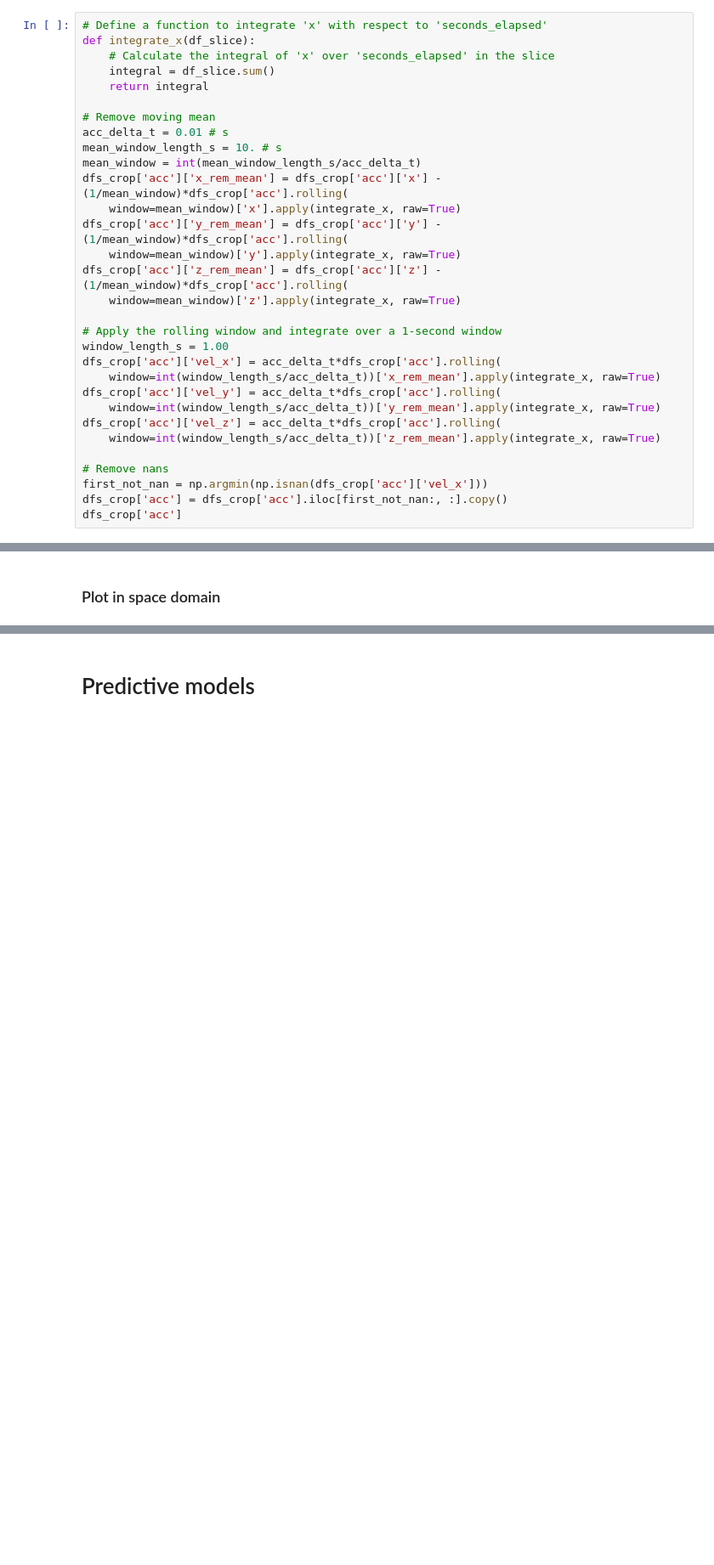
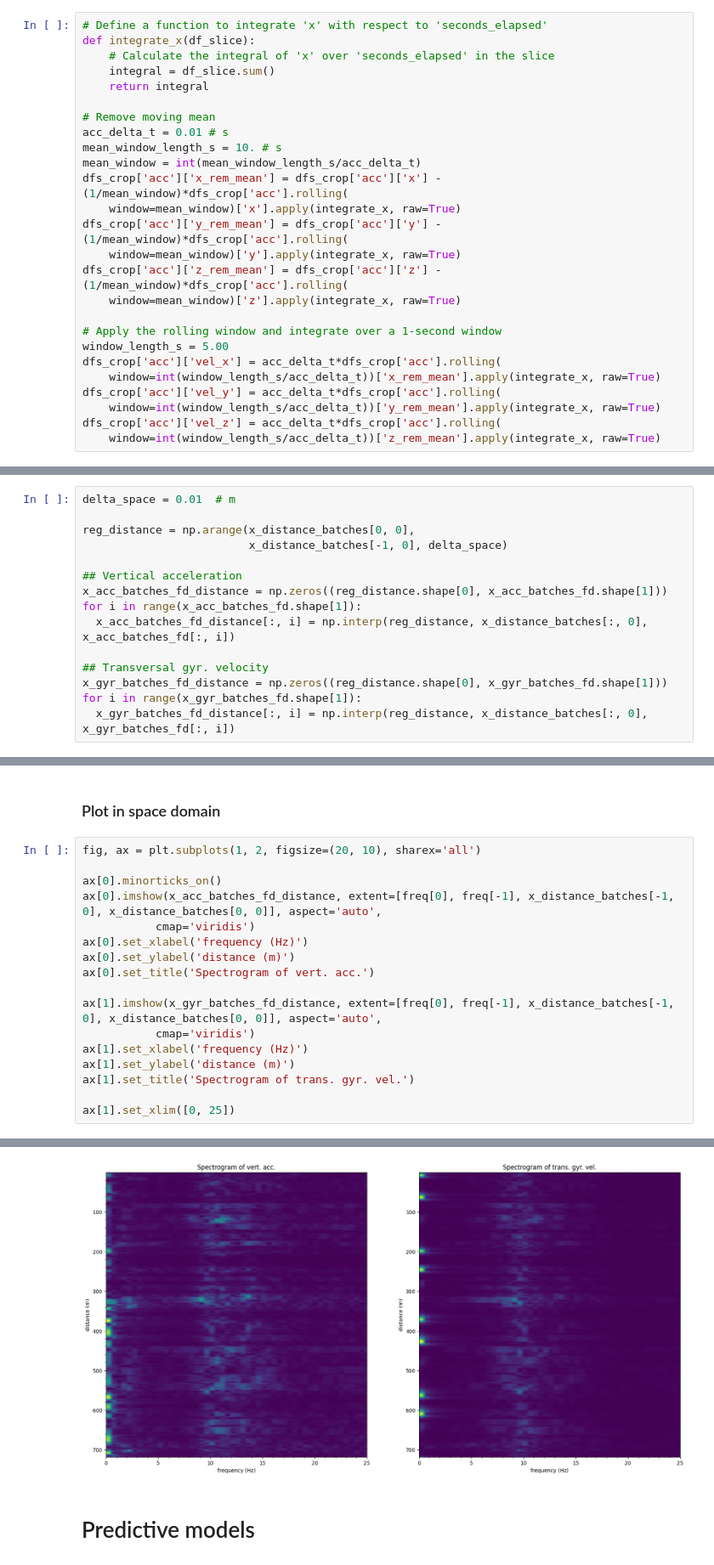
Before and after one commit to carloshernangarrido/car_models, a Jupyter notebook: test_tf_models.ipynb, the cells around one changed output, grey strips where cells are left out. Shown at 85% size. Cells and saved outputs as stored; diff of their text form; blank space fills up the shorter version.

```diff
--- a/test_tf_models.ipynb
+++ b/test_tf_models.ipynb
@@ -87,15 +88,10 @@ dfs_crop['acc']['z_rem_mean'] = dfs_crop['acc']['z'] - (1/mean_window)*dfs_crop[
     window=mean_window)['z'].apply(integrate_x, raw=True)
 
 # Apply the rolling window and integrate over a 1-second window
-window_length_s = 1.00
+window_length_s = 5.00
 dfs_crop['acc']['vel_x'] = acc_delta_t*dfs_crop['acc'].rolling(
     window=int(window_length_s/acc_delta_t))['x_rem_mean'].apply(integrate_x, raw=True)
 dfs_crop['acc']['vel_y'] = acc_delta_t*dfs_crop['acc'].rolling(
     window=int(window_length_s/acc_delta_t))['y_rem_mean'].apply(integrate_x, raw=True)
 dfs_crop['acc']['vel_z'] = acc_delta_t*dfs_crop['acc'].rolling(
     window=int(window_length_s/acc_delta_t))['z_rem_mean'].apply(integrate_x, raw=True)
-
-# Remove nans
-first_not_nan = np.argmin(np.isnan(dfs_crop['acc']['vel_x']))
-dfs_crop['acc'] = dfs_crop['acc'].iloc[first_not_nan:, :].copy()
-dfs_crop['acc']
@@ -436,2 +413,17 @@ input_shape = (x_train_fd.shape[1],)
+# %%
+delta_space = 0.01  # m
+
+reg_distance = np.arange(x_distance_batches[0, 0],
+                         x_distance_batches[-1, 0], delta_space)
+
+## Vertical acceleration
+x_acc_batches_fd_distance = np.zeros((reg_distance.shape[0], x_acc_batches_fd.shape[1]))
+for i in range(x_acc_batches_fd.shape[1]):
+  x_acc_batches_fd_distance[:, i] = np.interp(reg_distance, x_distance_batches[:, 0], x_acc_batches_fd[:, i])
+
+## Transversal gyr. velocity
+x_gyr_batches_fd_distance = np.zeros((reg_distance.shape[0], x_gyr_batches_fd.shape[1]))
+for i in range(x_gyr_batches_fd.shape[1]):
+  x_gyr_batches_fd_distance[:, i] = np.interp(reg_distance, x_distance_batches[:, 0], x_gyr_batches_fd[:, i])
 # %% [markdown]
 ### Plot in time domain
@@ -451,2 +448,20 @@ Text(0.5, 1.0, 'Spectrogram of vert. acc.')
 # %% [markdown]
 ### Plot in space domain
+# %%
+fig, ax = plt.subplots(1, 2, figsize=(20, 10), sharex='all')
+
+ax[0].minorticks_on()
+ax[0].imshow(x_acc_batches_fd_distance, extent=[freq[0], freq[-1], x_distance_batches[-1, 0], x_distance_batches[0, 0]], aspect='auto',
+           cmap='viridis')
+ax[0].set_xlabel('frequency (Hz)')
+ax[0].set_ylabel('distance (m)')
+ax[0].set_title('Spectrogram of vert. acc.')
+
+ax[1].imshow(x_gyr_batches_fd_distance, extent=[freq[0], freq[-1], x_distance_batches[-1, 0], x_distance_batches[0, 0]], aspect='auto',
+           cmap='viridis')
+ax[1].set_xlabel('frequency (Hz)')
+ax[1].set_ylabel('distance (m)')
+ax[1].set_title('Spectrogram of trans. gyr. vel.')
+
+ax[1].set_xlim([0, 25])
+# %% [output]
@@ -453,3 +469,4 @@ Text(0.5, 1.0, 'Spectrogram of vert. acc.')
+[figure, added]
 # %% [markdown]
 # Predictive models
 # %%
```
Also changed, not shown: parts of 43 cells of this notebook, 1 other file.
